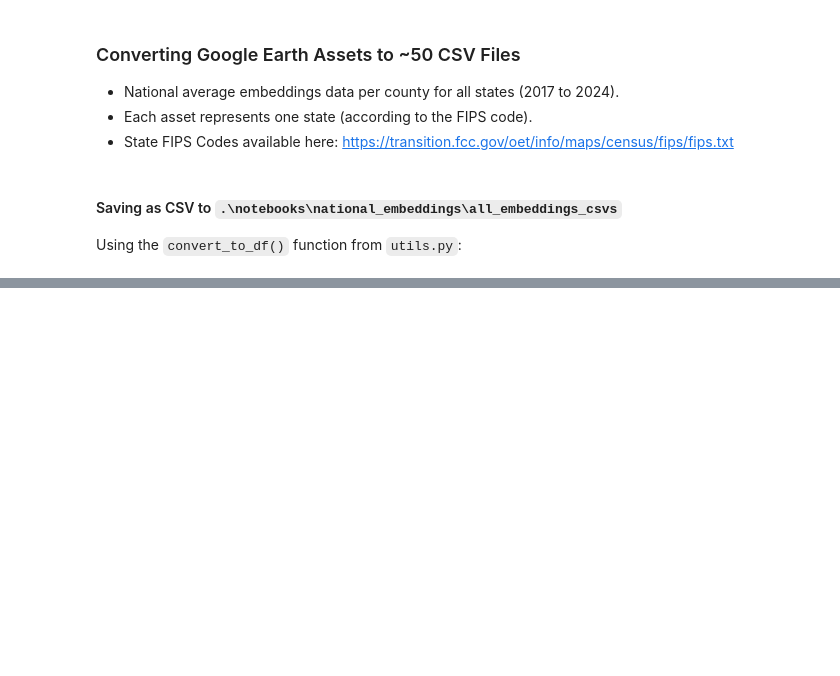
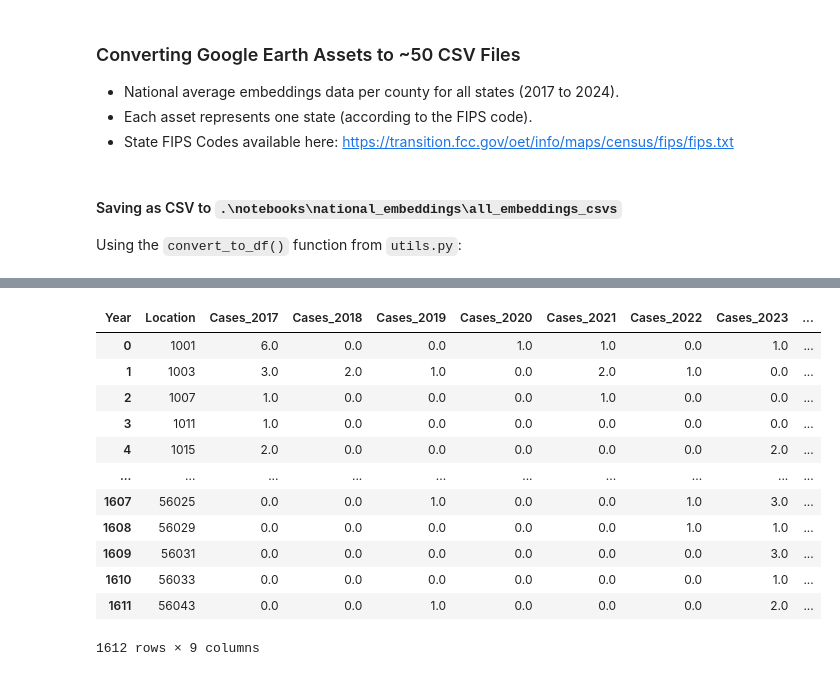
Before and after one commit to Amoreno73/wnv_embeddings, a Jupyter notebook: notebooks/national_embeddings/states_data_cleaning.ipynb, the cells around one changed output, grey strips where cells are left out. Cells and saved outputs as stored; diff of their text form; code cells hidden in the pictures; blank space fills up the shorter version.

```diff
--- a/notebooks/national_embeddings/states_data_cleaning.ipynb
+++ b/notebooks/national_embeddings/states_data_cleaning.ipynb
@@ -112,0 +115,27 @@ print(r.status_code)
+# %%
+# convert from long format to wide format
+# each row represents one location
+# each location has sum of cases for 2017 - 2024.
+
+# columns="Year" -> each unique year is a column
+# values="cases" -> numbers to fill pivot table
+# take sum of all entries for the the same location and year
+
+# reset_index to move "Location" column to the right.
+
+cases_wide = (cases.pivot_table(index="Location", columns="Year", values="Total human disease cases", aggfunc="sum", fill_value=0).add_prefix("Cases_").reset_index())
+cases_wide
+# %% [output]
+| Year | Location | Cases_2017 | Cases_2018 | Cases_2019 | Cases_2020 | Cases_2021 | Cases_2022 | Cases_2023 | ... |
+| 0 | 1001 | 6.0 | 0.0 | 0.0 | 1.0 | 1.0 | 0.0 | 1.0 | ... |
+| 1 | 1003 | 3.0 | 2.0 | 1.0 | 0.0 | 2.0 | 1.0 | 0.0 | ... |
+| 2 | 1007 | 1.0 | 0.0 | 0.0 | 0.0 | 1.0 | 0.0 | 0.0 | ... |
+| 3 | 1011 | 1.0 | 0.0 | 0.0 | 0.0 | 0.0 | 0.0 | 0.0 | ... |
+| 4 | 1015 | 2.0 | 0.0 | 0.0 | 0.0 | 0.0 | 0.0 | 2.0 | ... |
+| ... | ... | ... | ... | ... | ... | ... | ... | ... | ... |
+| 1607 | 56025 | 0.0 | 0.0 | 1.0 | 0.0 | 0.0 | 1.0 | 3.0 | ... |
+| 1608 | 56029 | 0.0 | 0.0 | 0.0 | 0.0 | 0.0 | 1.0 | 1.0 | ... |
+| 1609 | 56031 | 0.0 | 0.0 | 0.0 | 0.0 | 0.0 | 0.0 | 3.0 | ... |
+| 1610 | 56033 | 0.0 | 0.0 | 0.0 | 0.0 | 0.0 | 0.0 | 1.0 | ... |
+| 1611 | 56043 | 0.0 | 0.0 | 1.0 | 0.0 | 0.0 | 0.0 | 2.0 | ... |
+1612 rows × 9 columns
```
Also changed, not shown: parts of 19 cells of this notebook, 52 other files.
